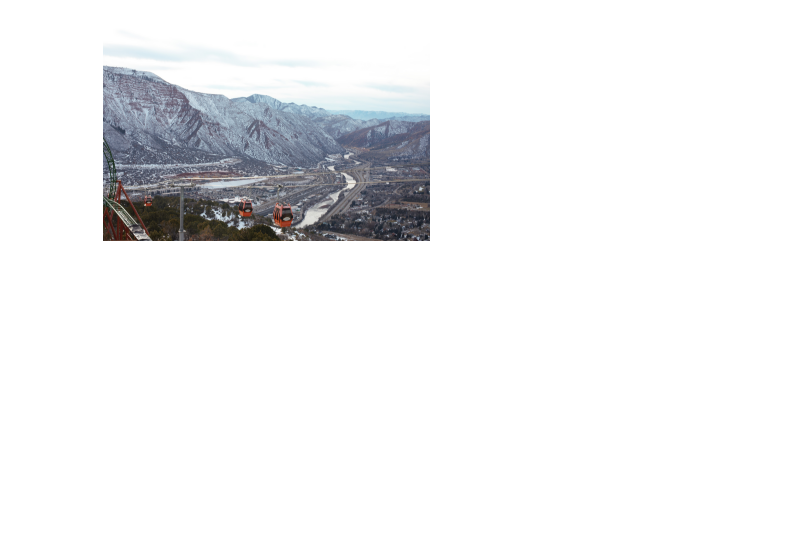
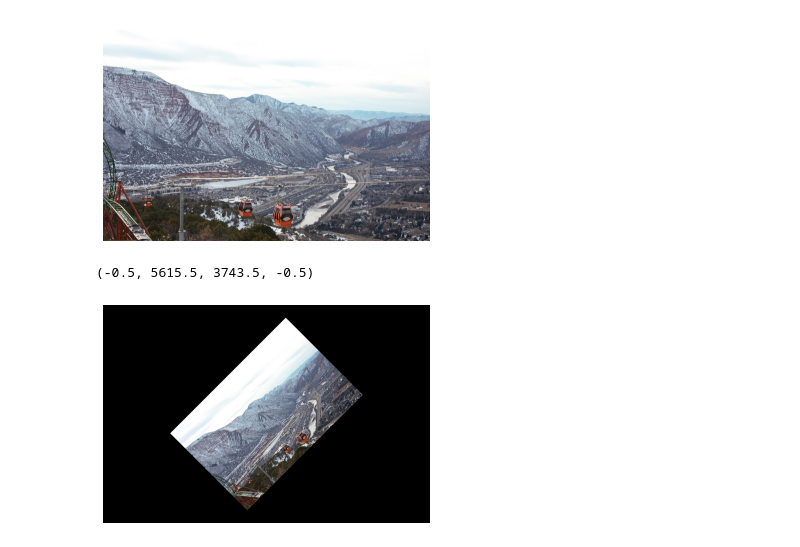
Before and after one commit to jukomol/Computer-Vision-Algorithms, a Jupyter notebook: Image Translation/geometric_image_translation.ipynb, the cells around one changed output. Saved outputs shown, nothing was run; the diff lists cells and outputs as text; code cells hidden in the pictures; blank space fills up the shorter version.

```diff
--- a/Image Translation/geometric_image_translation.ipynb
+++ b/Image Translation/geometric_image_translation.ipynb
@@ -91,6 +97,12 @@ plt.axis('off')
 (h,w)= image.shape[:2]
 center = (w//2,h//2)
 angle = 45
-scale = 1.0
+scale = 0.5
 rotation_matrix = cv2.getRotationMatrix2D(center, angle, scale) #rotation matrix for rotating image by 45 degrees
 rotated_image = cv2.warpAffine(image, rotation_matrix, (w,h)) #applying rotation matrix to image using warpAffine function of opencv library
+# %%
+plt.imshow(rotated_image)
+plt.axis('off')
+# %% [output]
+(-0.5, 5615.5, 3743.5, -0.5)
+[figure, added]
```
Also changed, not shown: parts of 6 cells of this notebook.
